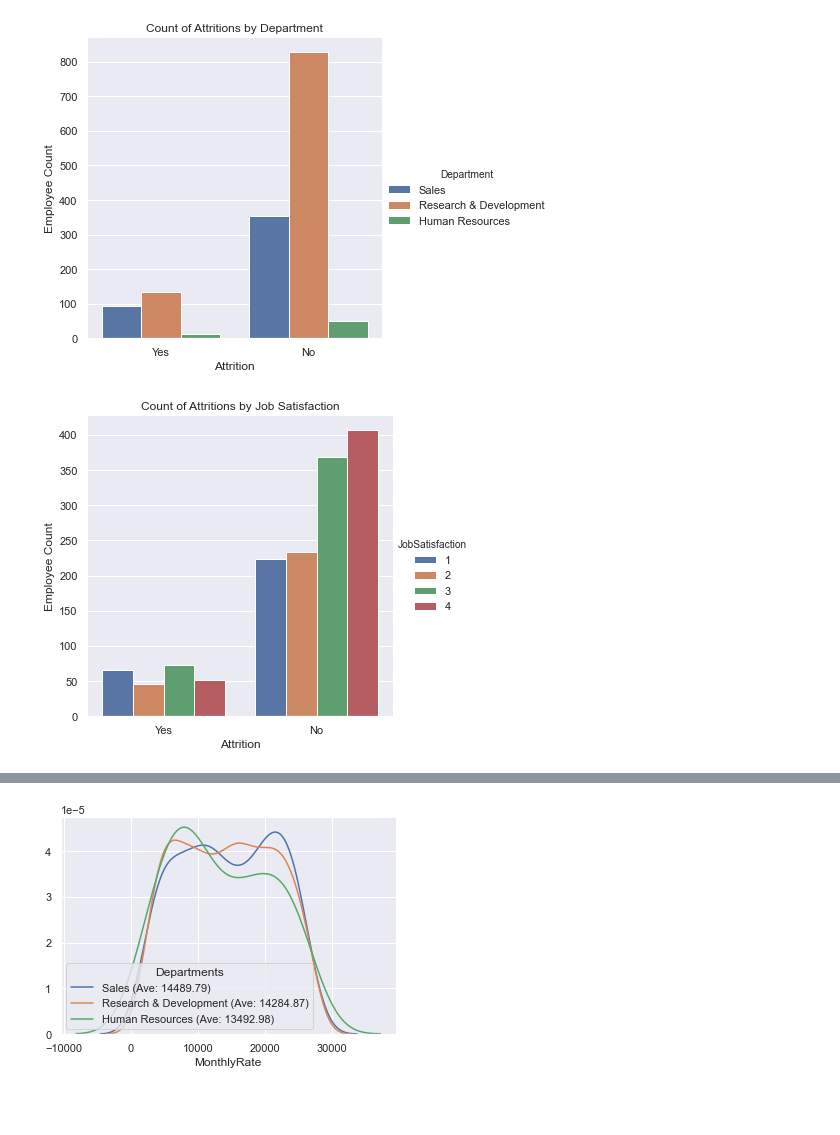
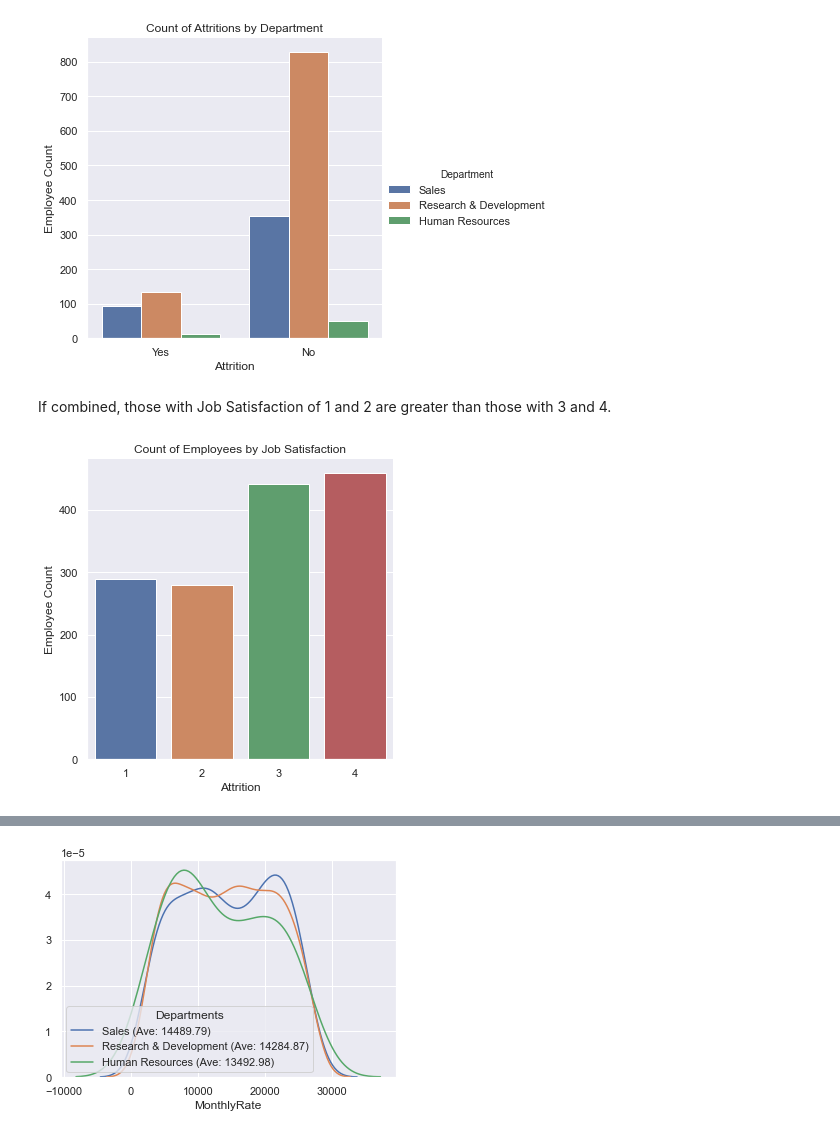
Before and after one commit to dlma1234/datascience_casestudies, a Jupyter notebook: hr_analytics/HR_Attrition_Analysis.ipynb, the cells around one changed output, grey strips where cells are left out. Saved outputs shown, nothing was run; the diff lists cells and outputs as text; code cells hidden in the pictures; blank space fills up the shorter version.

```diff
--- a/hr_analytics/HR_Attrition_Analysis.ipynb
+++ b/hr_analytics/HR_Attrition_Analysis.ipynb
@@ -101,8 +107,10 @@ fig = sns.catplot(x='Attrition', kind='count', hue='Department' ,data=hr_df )
 fig.set(xlabel='Attrition', ylabel="Employee Count", title="Count of Attritions by Department");
 # %% [output]
 [figure]
+# %% [markdown]
+If combined, those with Job Satisfaction of 1 and 2 are greater than those with 3 and 4.
 # %%
-fig = sns.catplot(x='Attrition', kind='count', hue='JobSatisfaction' ,data=hr_df )
-fig.set(xlabel='Attrition', ylabel="Employee Count", title="Count of Attritions by Job Satisfaction");
+fig = sns.catplot(x='JobSatisfaction', kind='count', data=hr_df )
+fig.set(xlabel='Attrition', ylabel="Employee Count", title="Count of Employees by Job Satisfaction");
 # %% [output]
-[figure, old version]
+[figure, new version]
```
Also changed, not shown: parts of 79 cells of this notebook.
